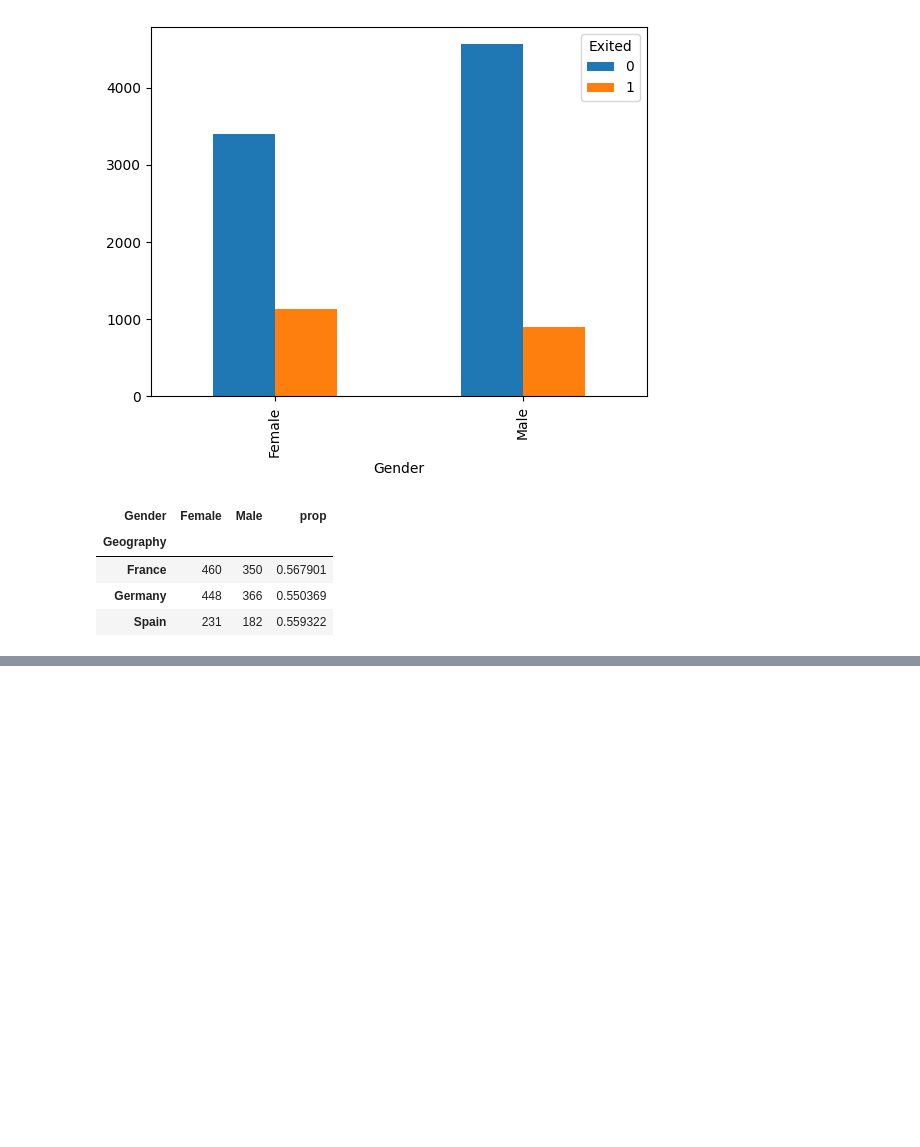
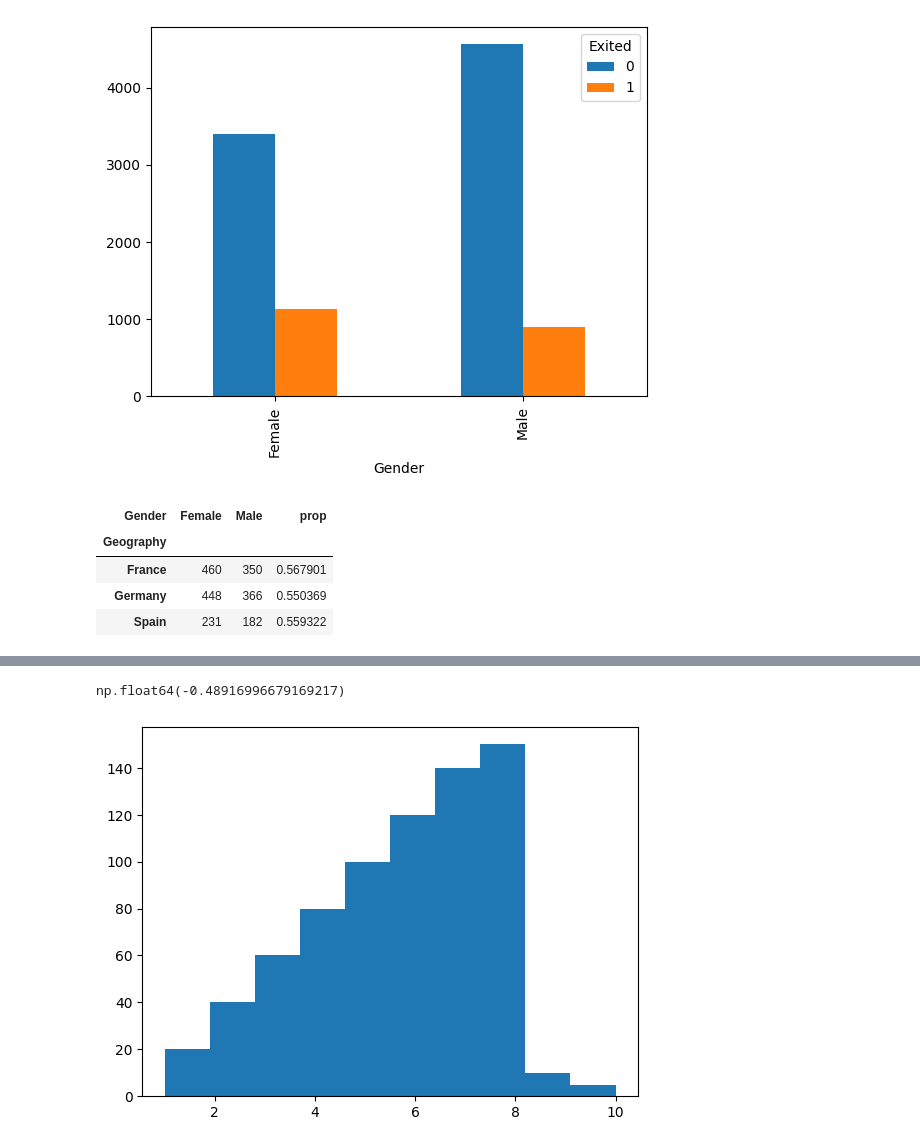
Before and after one commit to chaitanysaraswat/Advanced-Analytics-Using-Statistics, a Jupyter notebook: lecture8.ipynb, the cells around one changed output, grey strips where cells are left out. Saved outputs shown, nothing was run; the diff lists cells and outputs as text; code cells hidden in the pictures; blank space fills up the shorter version.

```diff
--- a/lecture8.ipynb
+++ b/lecture8.ipynb
@@ -404,0 +427,8 @@ df21
+# %%
+plt.hist(x2)
+scipy.stats.skew(x2)
+# leftly skewed positively skewed
+## mean>median>mode
+# %% [output]
+np.float64(-0.48916996679169217)
+[figure, added]
```
Also changed, not shown: parts of 19 cells of this notebook.
